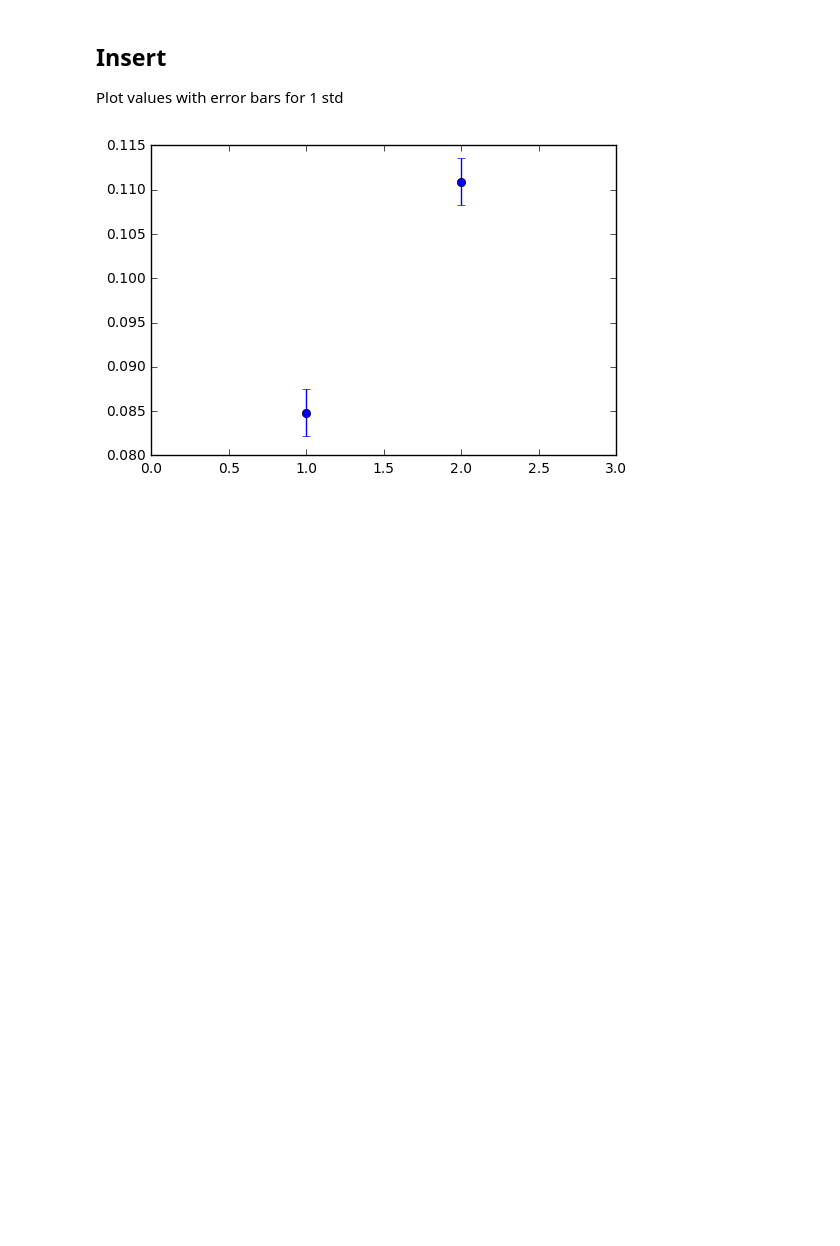
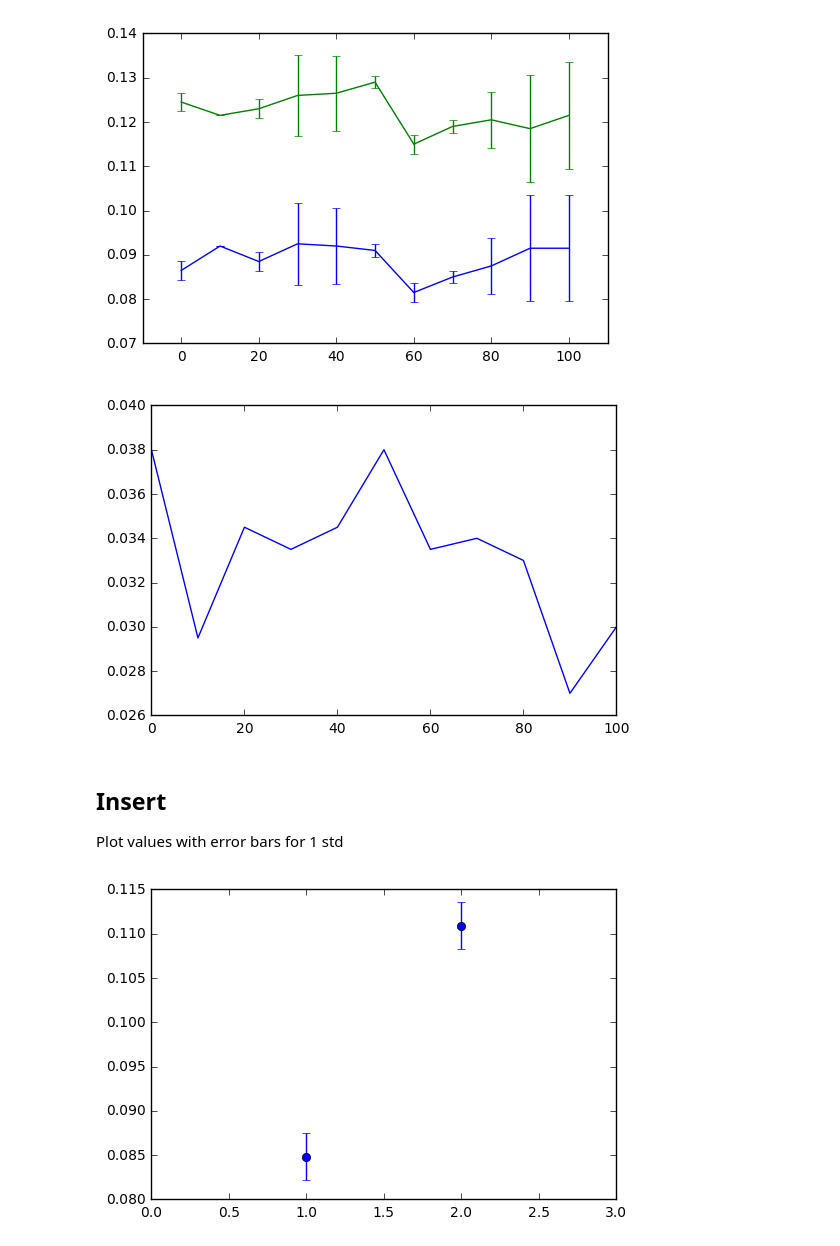
Before and after one commit to ezig/shilldb, a Jupyter notebook: experiments/queries/microbenchmarks.ipynb, the cells around one changed output. Drawn from its saved outputs; the diff is of its cells as text; code cells hidden in the pictures; blank space fills up the shorter version.

```diff
--- a/experiments/queries/microbenchmarks.ipynb
+++ b/experiments/queries/microbenchmarks.ipynb
@@ -22,3 +27,8 @@ def plot_benchmark(fsuffix):
+# %%
+plot_benchmark("fail")
+# %% [output]
+[figure, added]
+[figure, added]
 # %% [markdown]
 ## Insert
 
```
Also changed, not shown: parts of 1 cell of this notebook, 2 other files.
